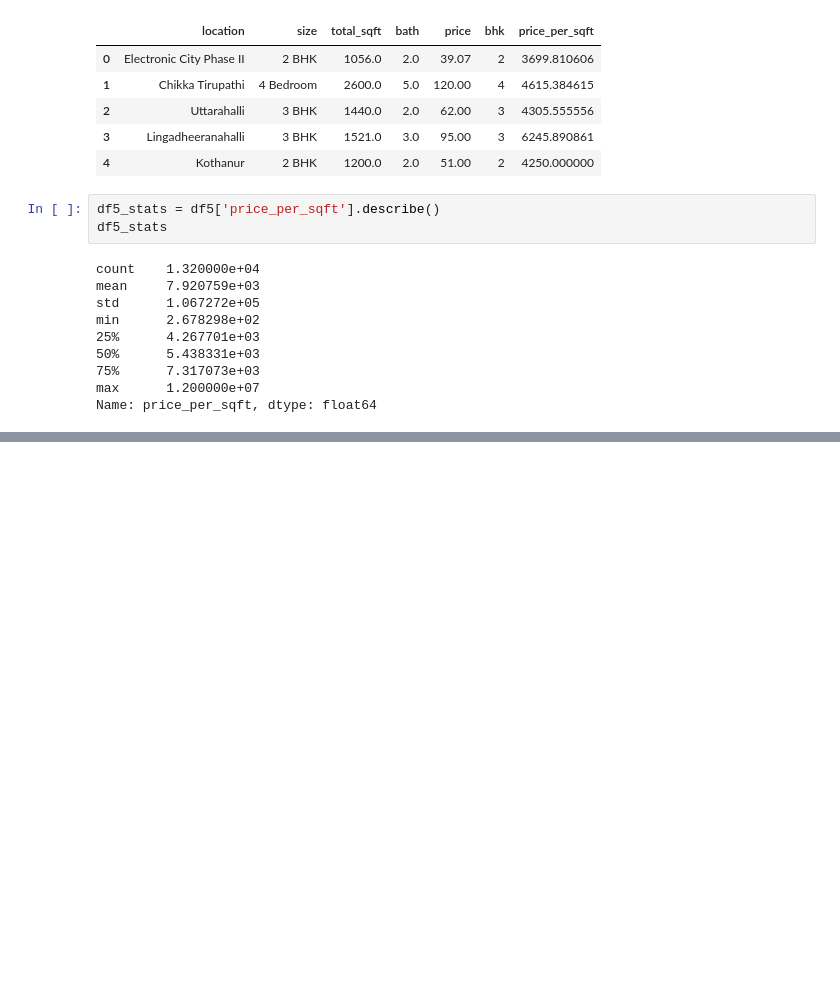
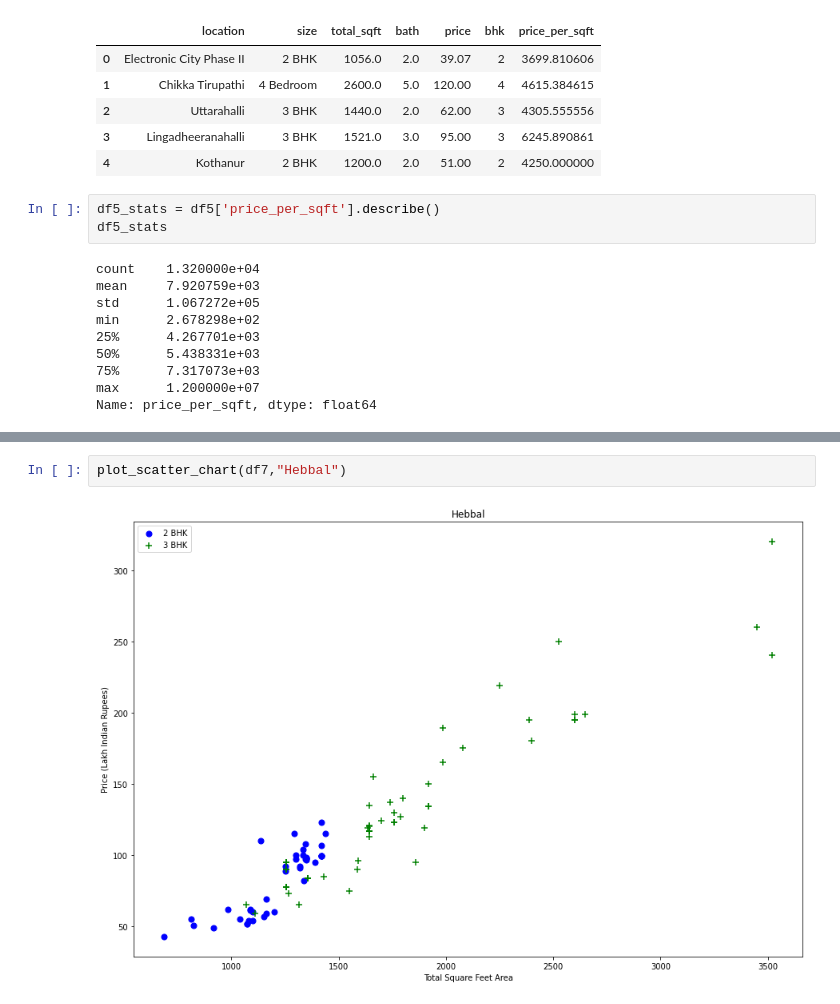
Before and after one commit to sohambharadwaj/project, a Jupyter notebook: soham_project.ipynb, the cells around one changed output, grey strips where cells are left out. Saved outputs shown, nothing was run; the diff lists cells and outputs as text; blank space fills up the shorter version.

```diff
--- a/soham_project.ipynb
+++ b/soham_project.ipynb
@@ -165,0 +301,4 @@ Name: price_per_sqft, dtype: float64
+# %%
+plot_scatter_chart(df7,"Hebbal")
+# %% [output]
+[figure, added]
```
Also changed, not shown: parts of 47 cells of this notebook.
